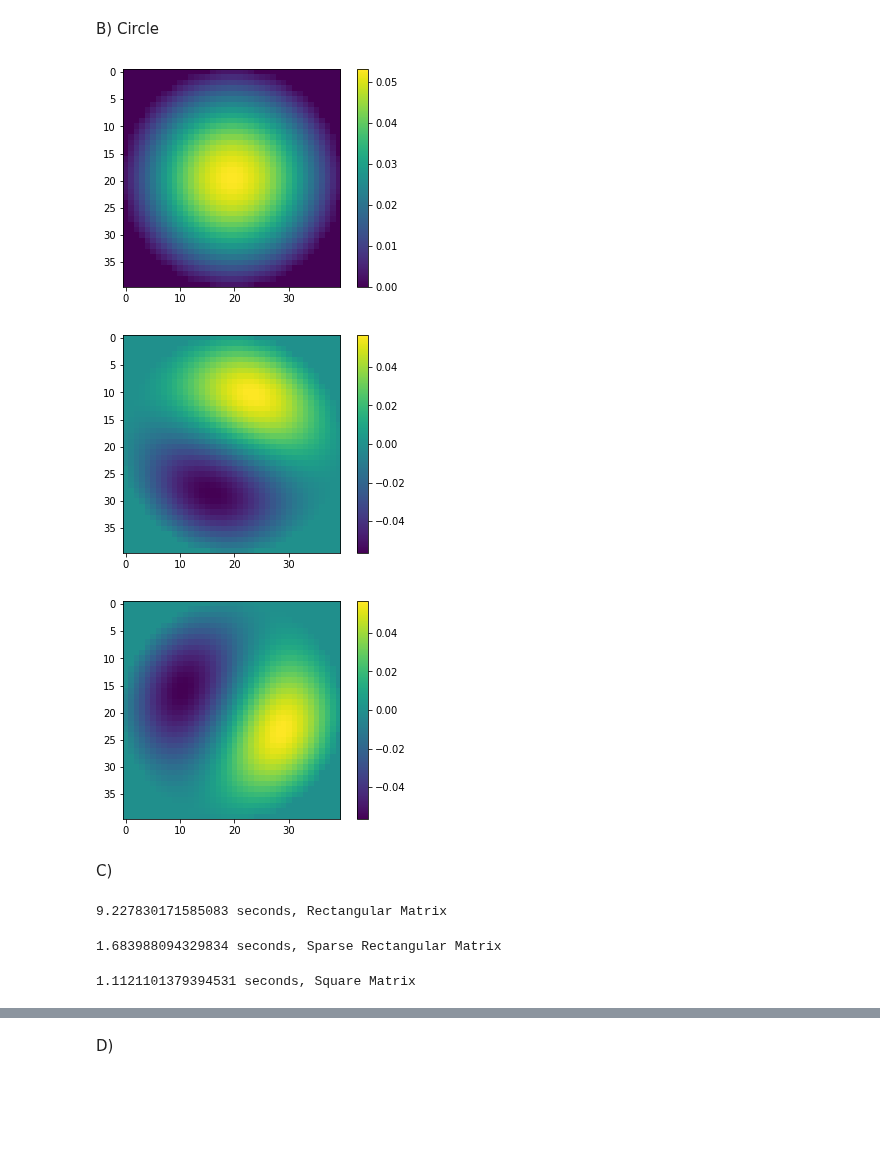
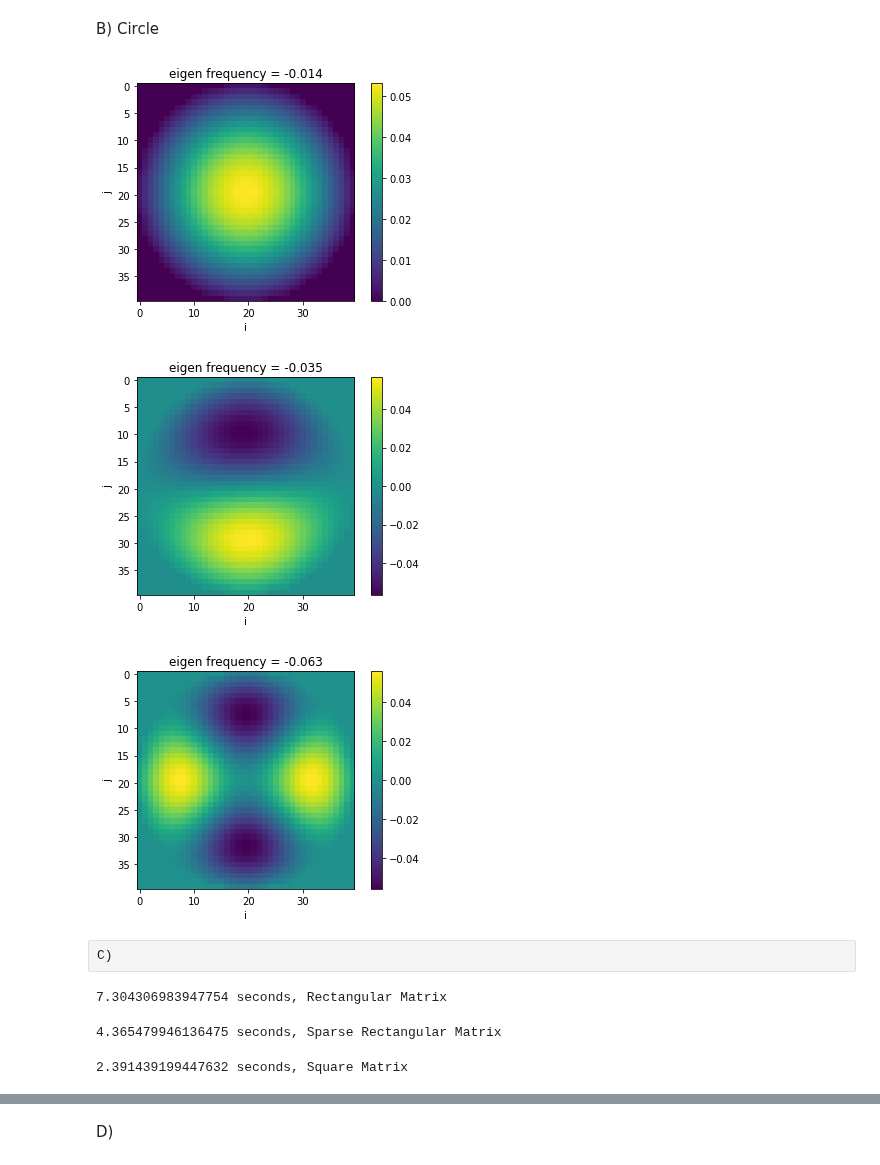
Before and after one commit to karellempes/ScieComp, a Jupyter notebook: Assignment 3/3.1Eigen modes of drums of different shapes.ipynb, the cells around one changed output, grey strips where cells are left out. Drawn from its saved outputs; the diff is of its cells as text; code cells hidden in the pictures; blank space fills up the shorter version.

```diff
--- a/Assignment 3/3.1Eigen modes of drums of different shapes.ipynb
+++ b/Assignment 3/3.1Eigen modes of drums of different shapes.ipynb
@@ -125,49 +169,63 @@ eigen, vector = linalg.eigh(M_cir)
 # %%
 smallest = np.argmin(np.abs(eigen))
 smallest_vector = vector[:,smallest]
 eigen_grid = np.reshape(smallest_vector, (N,N))
 colormap = plt.imshow(eigen_grid, cmap='viridis')
 plt.colorbar()
+s = eigen[np.argmin(np.abs(eigen))]
+plt.title("eigen frequency = {}".format(round(s, 3)))
+plt.xlabel('i')
+plt.ylabel('j')
 plt.show()
 
 eigen[smallest] = 100
 smallest = np.argmin(np.abs(eigen))
 smallest_vector = vector[:,smallest]
 eigen_grid = np.reshape(smallest_vector, (N,N))
 colormap = plt.imshow(eigen_grid, cmap='viridis')
 plt.colorbar()
+s = eigen[np.argmin(np.abs(eigen))]
+plt.title("eigen frequency = {}".format(round(s, 3)))
+plt.xlabel('i')
+plt.ylabel('j')
 plt.show()
 
+eigen[smallest] = 100
+smallest = np.argmin(np.abs(eigen))
 eigen[smallest] = 100
 smallest = np.argmin(np.abs(eigen))
 smallest_vector = vector[:,smallest]
 eigen_grid = np.reshape(smallest_vector, (N,N))
 colormap = plt.imshow(eigen_grid, cmap='viridis')
 plt.colorbar()
+s = eigen[np.argmin(np.abs(eigen))]
+plt.title("eigen frequency = {}".format(round(s, 3)))
+plt.xlabel('i')
+plt.ylabel('j')
 plt.show()
 # %% [output]
-[figure, old version]
+[figure, new version]
-[figure, old version]
+[figure, new version]
-[figure, old version]
+[figure, new version]
-# %% [markdown]
-C)
+# %% [raw]
+C)
 # %%
 start_time = time.time()
-eigen_vectors = linalg.eig(M_rec)
+eigen_vectors = linalg.eigh(M_rec)
 print("%s seconds, Rectangular Matrix" % (time.time() - start_time))
 # %% [output]
-9.227830171585083 seconds, Rectangular Matrix
+7.304306983947754 seconds, Rectangular Matrix
 # %%
 start_time = time.time()
-eigen_vectors = eigs(M_rec)
+eigen_vectors = eigsh(M_rec)
 print("%s seconds, Sparse Rectangular Matrix" % (time.time() - start_time))
 # %% [output]
-1.683988094329834 seconds, Sparse Rectangular Matrix
+4.365479946136475 seconds, Sparse Rectangular Matrix
 # %%
 start_time = time.time()
-eigen_vectors = linalg.eig(M_squ)
+eigen_vectors = linalg.eigh(M_squ)
 print("%s seconds, Square Matrix" % (time.time() - start_time))
 # %% [output]
-1.1121101379394531 seconds, Square Matrix
+2.391439199447632 seconds, Square Matrix
 # %%
 start_time = time.time()
```
Also changed, not shown: parts of 7 cells of this notebook, 10 other files.
